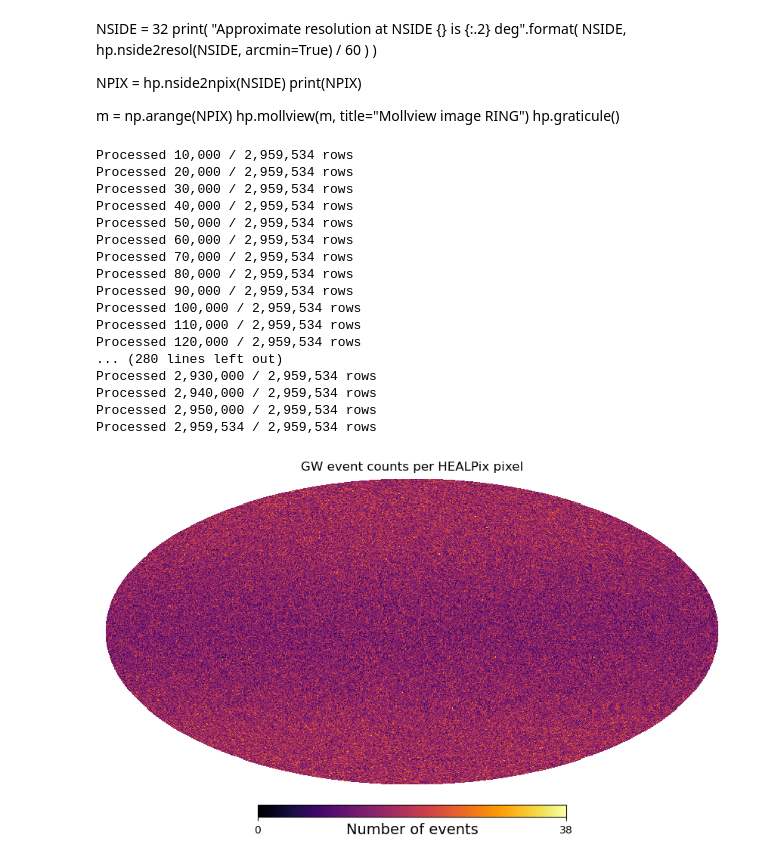
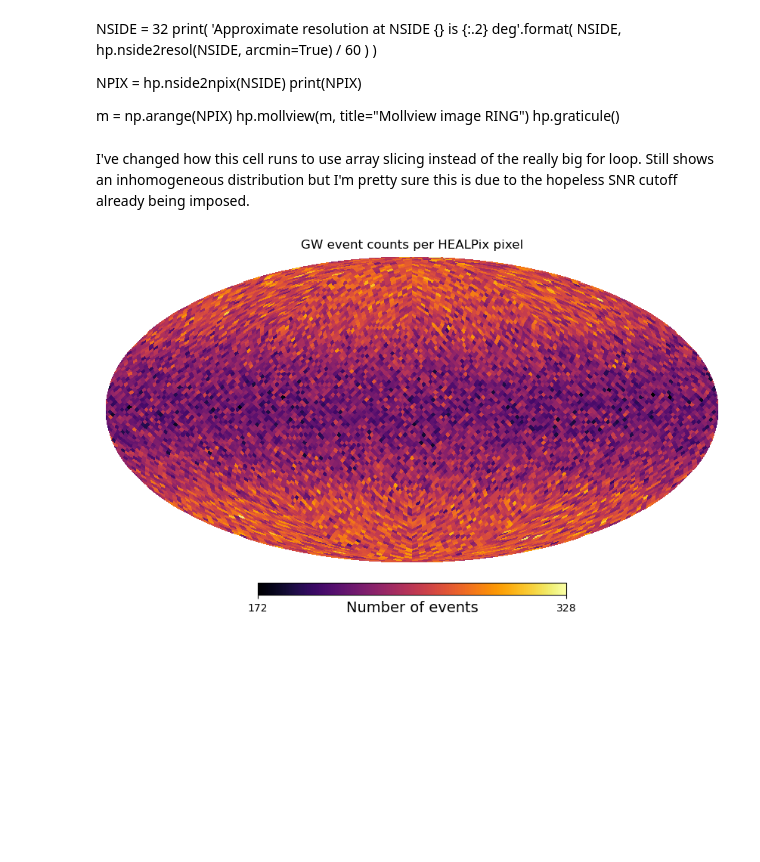
Before and after one commit to AStevens33/Cosmology-Masters-Project-, a Jupyter notebook: jupnotebooktrial.ipynb, the cells around one changed output. Drawn from its saved outputs; the diff is of its cells as text; code cells hidden in the pictures; blank space fills up the shorter version.

Commit message:
Array slicing update and isotropic draw tests

```diff
--- a/jupnotebooktrial.ipynb
+++ b/jupnotebooktrial.ipynb
@@ -10,7 +10,7 @@ import healpy as hp
 # %% [markdown]
 NSIDE = 32
 print(
-    "Approximate resolution at NSIDE {} is {:.2} deg".format(
+    'Approximate resolution at NSIDE {} is {:.2} deg'.format(
         NSIDE, hp.nside2resol(NSIDE, arcmin=True) / 60
     )
 )
@@ -24,68 +24,29 @@ hp.graticule()
 # %%
 filename = ( '/data/wiay/gw-data-releases/2026/19500064/'
     'samples-rpo4ab-1366933504-55469568-clipped.hdf') #shorthand to make finding the data easier, long path is a pain to work with
+# %% [markdown]
+I've changed how this cell runs to use array slicing instead of the really big for loop. Still shows an inhomogeneous distribution but I'm pretty sure this is due to the hopeless SNR cutoff already being imposed.
 # %%
-nside = 128 #mediocre number of pixels, good for first pass but I'd like to increase as the project continues
+nside = 32 #mediocre number of pixels, good for first pass but I'd like to increase as the project continues
 npix = hp.nside2npix(nside) # this gives the number of pixels on the map (far as i can tell)
-chunk_size = 10_000 #everything I tried last week was taking too long so im splitting it into chunks to make it more manageable
+chunk_size = 500_000 #everything I tried last week was taking too long so im splitting it into chunks to make it more manageable
 
-counts = np.zeros(npix, dtype=np.int64) #this line makes an empty array of pixels that will update as events fall into them, which i can call on later once its full
+counts = np.zeros(npix, dtype=np.float64) #this line makes an empty array of pixels that will update as events fall into them, which i can call on later once its full (NEWLY CHANGED TO FLOAT FOR WHEN I START TO INCLUDE WEIGHTING)
 
 with h5py.File(filename, 'r') as f:  #reading in the file and making sure I dont read every row at once and blow up my computer
     events = f['events'] #shorthand again
-    n_events = len(events) # defining number of events
-
-    for start in range(0, n_events, chunk_size): #making sure it only goes one chunk at a time
-        stop = min(start + chunk_size, n_events)
-
-        ra = events['right_ascension'][start:stop] #defining what columns to look at
-        dec = events['declination'][start:stop]
-
-        valid = np.isfinite(ra) & np.isfinite(dec) #this just checks that the coordinate isnt nonsense
-        ra = ra[valid]
-        dec = dec[valid]
-
-        ra_deg = np.rad2deg(ra) #converting radians to degrees (documentation says its given in radians so needs changed for Healpy)
-        dec_deg = np.rad2deg(dec)
-
-        pixels = hp.ang2pix( #this is changing these coordinates into pixel information so healpy knows how to plot it, using nside and my coordinates
-            nside,
-            ra_deg,
-            dec_deg,
-            lonlat=True
-        )
-
-        counts += np.bincount( #sums all the chunks
-            pixels,
-            minlength=npix
-        )
-
-        print(f'Processed {stop:,} / {n_events:,} rows') #this looks like a sanity check
-
+    ra = events.fields('right_ascension')[:]
+    dec = events.fields('declination')[:]
+    valid = np.isfinite(ra) & np.isfinite(dec)
+    pixels = hp.ang2pix(nside, np.pi/2 - dec, ra, lonlat = False)
+    counts = np.bincount(pixels, minlength=npix)
 
 hp.mollview(
     counts,
     title='GW event counts per HEALPix pixel',
     unit='Number of events',
     cmap='inferno'
 )
 plt.show()
 # %% [output]
-Processed 10,000 / 2,959,534 rows
-Processed 20,000 / 2,959,534 rows
-Processed 30,000 / 2,959,534 rows
-Processed 40,000 / 2,959,534 rows
-Processed 50,000 / 2,959,534 rows
-Processed 60,000 / 2,959,534 rows
-Processed 70,000 / 2,959,534 rows
-Processed 80,000 / 2,959,534 rows
-Processed 90,000 / 2,959,534 rows
-Processed 100,000 / 2,959,534 rows
-Processed 110,000 / 2,959,534 rows
-Processed 120,000 / 2,959,534 rows
-... (280 lines left out)
-Processed 2,930,000 / 2,959,534 rows
-Processed 2,940,000 / 2,959,534 rows
-Processed 2,950,000 / 2,959,534 rows
-Processed 2,959,534 / 2,959,534 rows
-[figure, old version]
+[figure, new version]
```
Also changed, not shown: parts of 9 cells of this notebook.
